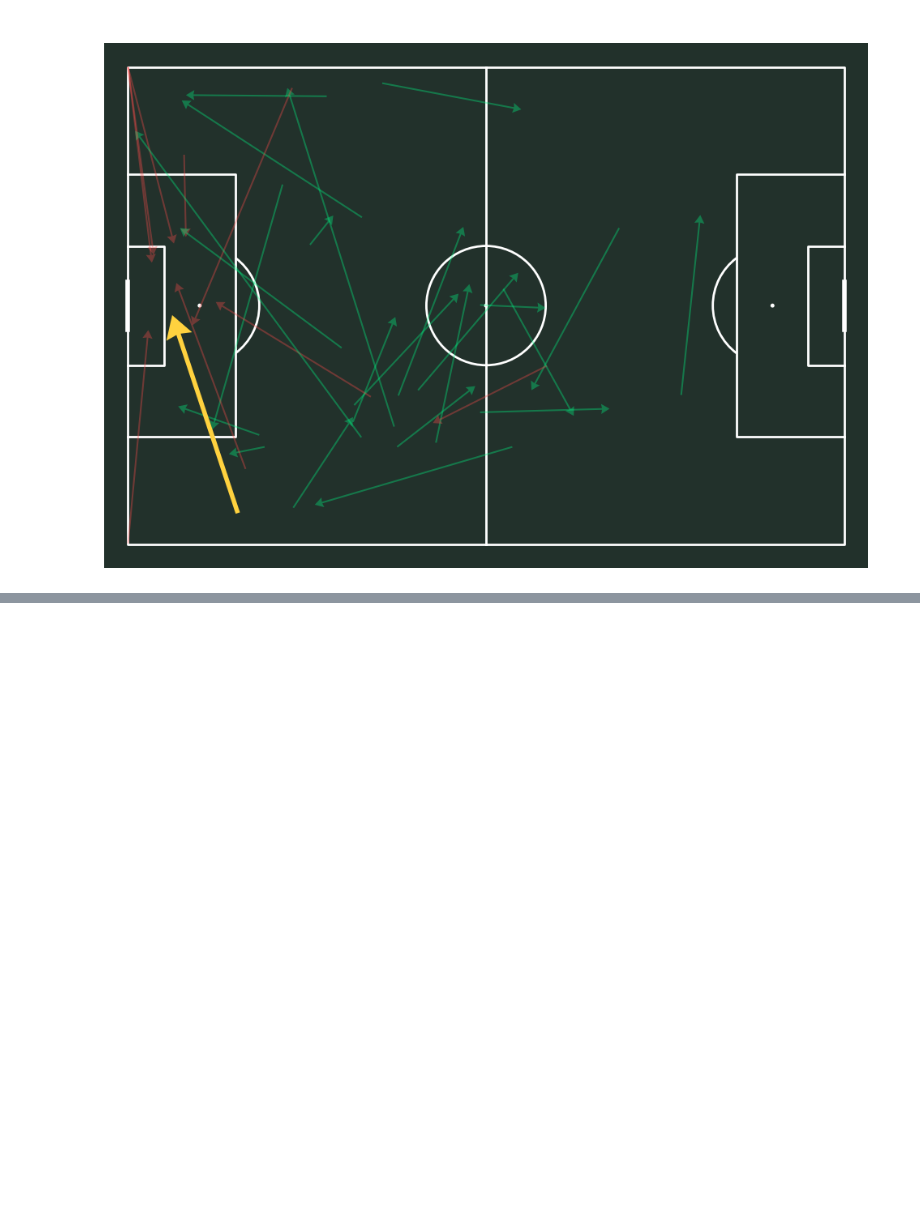
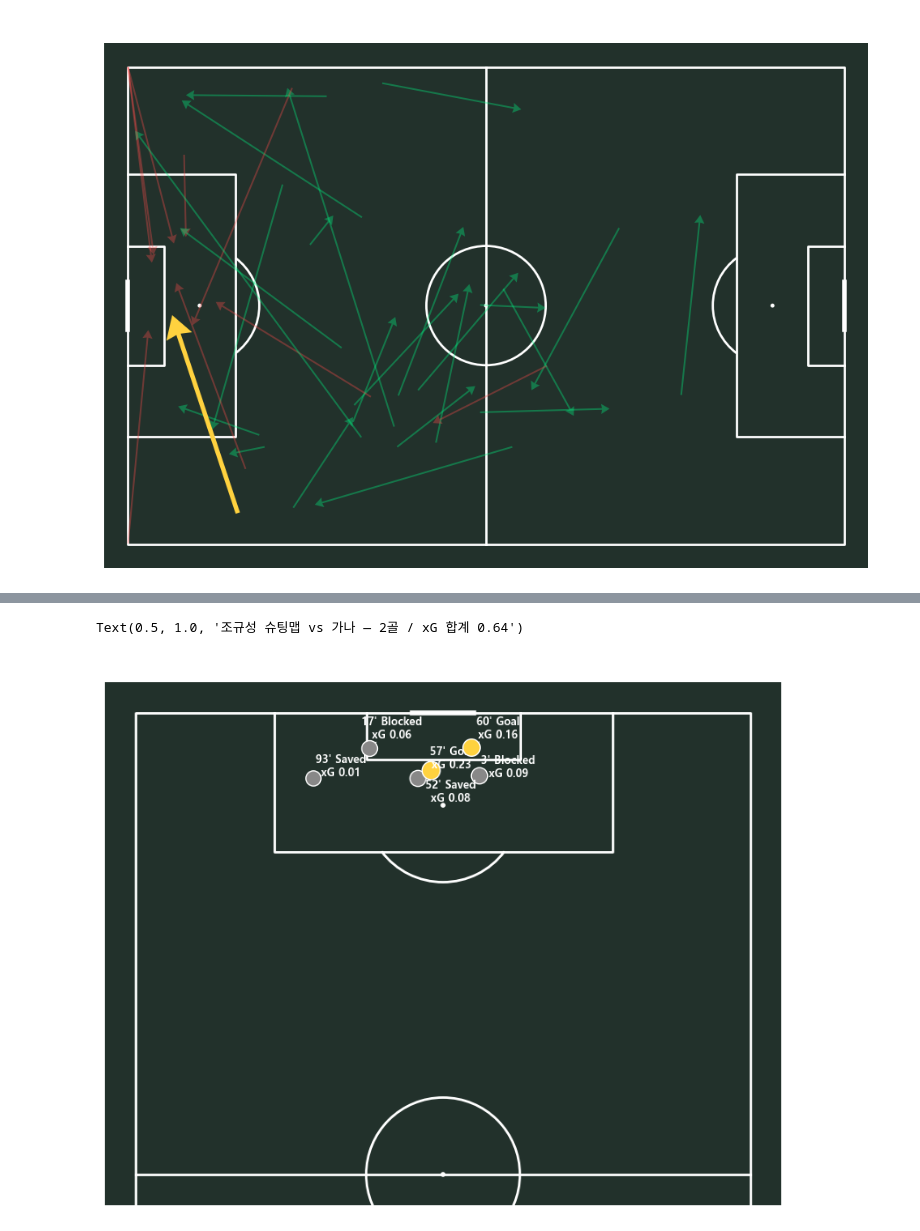
Before and after one commit to 0jyyyyy/Soccer_Lens, a Jupyter notebook: Tactics_lab/World_cup/2022/korea_ghana.ipynb, the cells around one changed output, grey strips where cells are left out. Cells and saved outputs as stored; diff of their text form; code cells hidden in the pictures; blank space fills up the shorter version.

Commit message:
feat:cho_shots map

```diff
--- a/Tactics_lab/World_cup/2022/korea_ghana.ipynb
+++ b/Tactics_lab/World_cup/2022/korea_ghana.ipynb
@@ -443,0 +479,9 @@ Text(0.5, 1.0, '이강인 패스맵 — 조규성 골 어시스트 강조')
+# %%
+# 조규성 전체 슈팅 필터링
+
+cho_shots = df_kor_event[
+    (df_kor_event['player_name'] == 'Gue-Sung Cho') &
+    (df_kor_event['type_name'] == 'Shot')
+]
+
+print(cho_shots[['minute', 'period', 'x', 'y', 'shot_statsbomb_xg', 'outcome_name']])
@@ -443,0 +496,35 @@ Text(0.5, 1.0, '이강인 패스맵 — 조규성 골 어시스트 강조')
+# %%
+# 조규성 슈팅 맵
+
+from adjustText import adjust_text
+
+pitch = VerticalPitch(pitch_type='statsbomb', pitch_color='#22312b', line_color='white', half=True)
+fig, ax = pitch.draw(figsize=(8, 8))
+
+texts = []  # 나중에 adjust_text에 넘길 텍스트 객체들을 모아둘 리스트
+
+for idx, row in cho_shots.iterrows():
+    is_goal = row['outcome_name'] == 'Goal'
+    xg = row['shot_statsbomb_xg']
+
+    color = '#ffd23f' if is_goal else '#888888'
+    size = 300 * xg + 150
+    pitch.scatter(row['x'], row['y'], s=size, color=color, edgecolors='white', ax=ax, zorder=3)
+
+    # 일단 점 바로 옆(0,0 근처)에 텍스트를 두고, 위치 조정은 adjust_text에 맡긴다
+    t = pitch.annotate(
+        text=f"{row['minute']}' {row['outcome_name']}\nxG {xg:.2f}",
+        xy=(row['x'], row['y']),
+        color='white', fontsize=9, weight='bold', ax=ax
+    )
+    texts.append(t)
+
+# 겹치는 텍스트들을 자동으로 밀어내고, 원래 점까지 화살표로 연결
+adjust_text(texts, ax=ax, arrowprops=dict(arrowstyle='-', color='white', lw=0.7))
+
+total_xg = cho_shots['shot_statsbomb_xg'].sum()
+n_goals = (cho_shots['outcome_name'] == 'Goal').sum()
+ax.set_title(f"조규성 슈팅맵 vs 가나 — {n_goals}골 / xG 합계 {total_xg:.2f}", color='white', fontsize=13)
+# %% [output]
+Text(0.5, 1.0, '조규성 슈팅맵 vs 가나 — 2골 / xG 합계 0.64')
+[figure, added]
```
Also changed, not shown: parts of 4 cells of this notebook.
